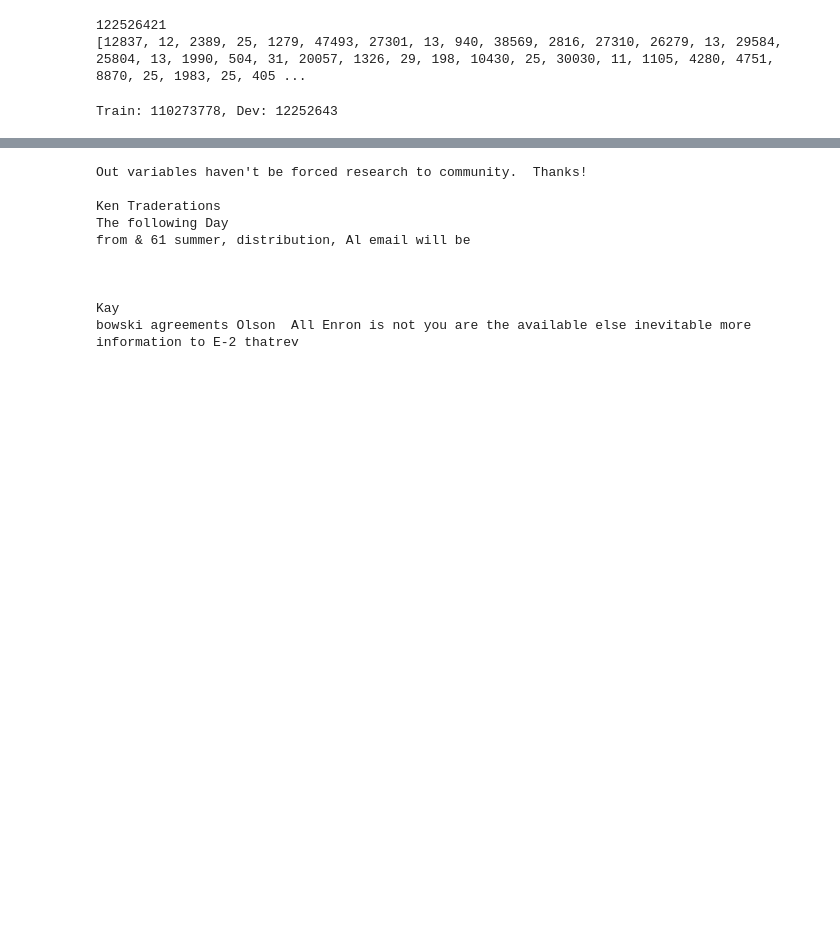
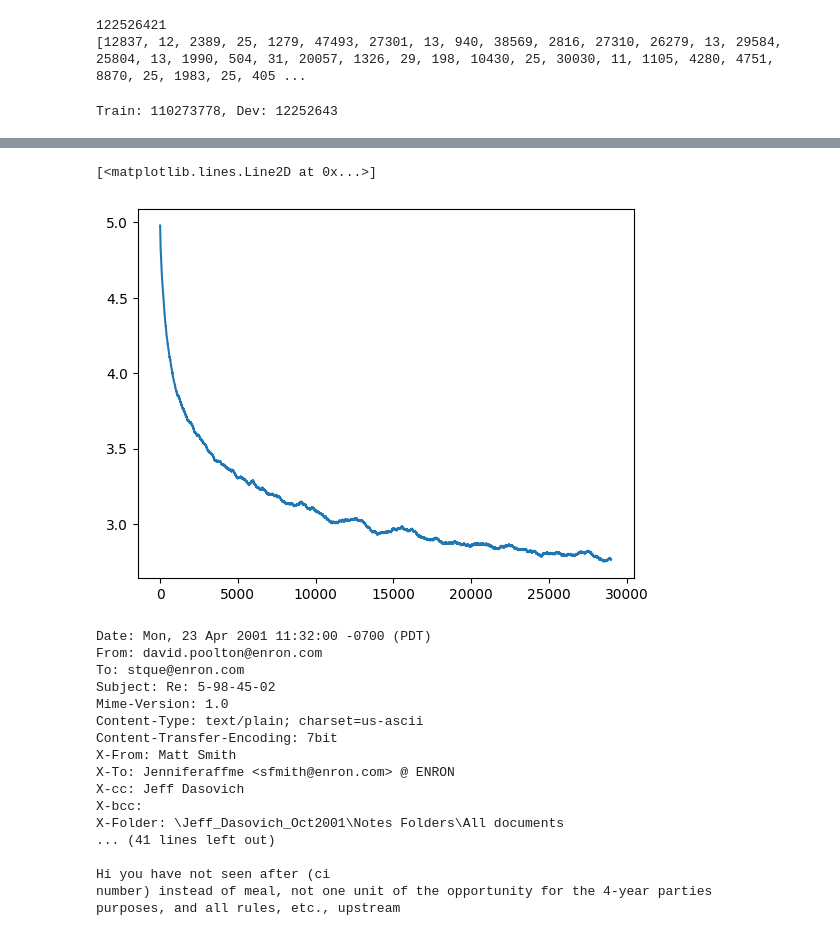
Before and after one commit to jnward/monosemanticity-repro, a Jupyter notebook: transformer.ipynb, the cells around one changed output, grey strips where cells are left out. Saved outputs shown, nothing was run; the diff lists cells and outputs as text; code cells hidden in the pictures; blank space fills up the shorter version.

```diff
--- a/transformer.ipynb
+++ b/transformer.ipynb
@@ -261,15 +308,27 @@ estimate_loss()
+# %%
+plt.plot(moving_average(losses, 1000))
+# %% [output]
+[<matplotlib.lines.Line2D at 0x...>]
+[figure, added]
 # %%
-idx = torch.tensor(enc.encode('\n'), dtype=torch.long)[None, :].to(device)
-print(enc.decode(model.generate(idx, 64)[0].tolist()))
+idx = torch.tensor(enc.encode('Date:'), dtype=torch.long)[None, :].to(device)
+print(enc.decode(model.generate(idx, 512)[0].tolist()))
 # %% [output]
-Out variables haven't be forced research to community.  Thanks!
+Date: Mon, 23 Apr 2001 11:32:00 -0700 (PDT)
+From: david.poolton@enron.com
+To: stque@enron.com
+Subject: Re: 5-98-45-02
+Mime-Version: 1.0
+Content-Type: text/plain; charset=us-ascii
+Content-Transfer-Encoding: 7bit
+X-From: Matt Smith
+X-To: Jenniferaffme <sfmith@enron.com> @ ENRON
+X-cc: Jeff Dasovich
+X-bcc:
+X-Folder: \Jeff_Dasovich_Oct2001\Notes Folders\All documents
+... (41 lines left out)
 
-Ken Traderations
-The following Day
-from & 61 summer, distribution, Al email will be
-
-
-
-Kay
-bowski agreements Olson  All Enron is not you are the available else inevitable more information to E-2 thatrev
+Hi you have not seen after (ci
+number) instead of meal, not one unit of the opportunity for the 4-year parties
+purposes, and all rules, etc., upstream
 # %%
```
Also changed, not shown: parts of 11 cells of this notebook.
